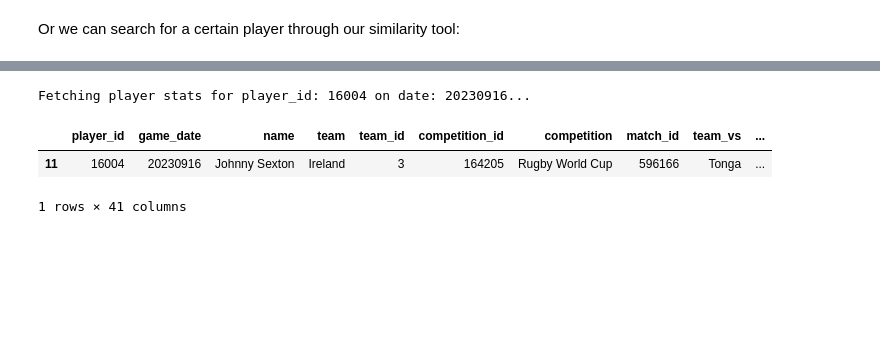
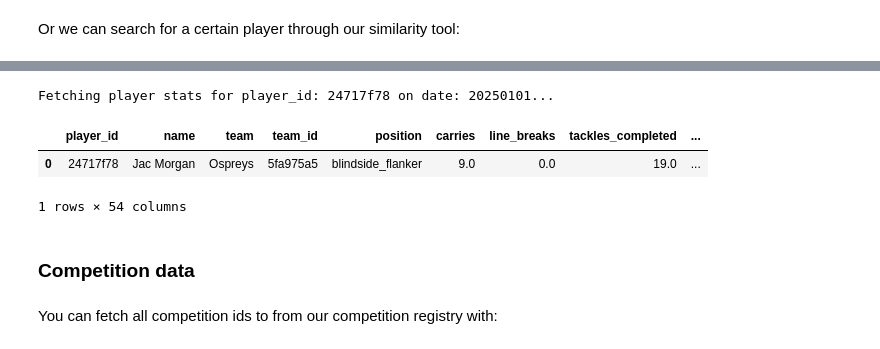
Before and after one commit to seanyboi/rugbypy, a Jupyter notebook: nbs/index.ipynb, the cells around one changed output, grey strips where cells are left out. Drawn from its saved outputs; the diff is of its cells as text; code cells hidden in the pictures; blank space fills up the shorter version.

```diff
--- a/nbs/index.ipynb
+++ b/nbs/index.ipynb
@@ -142,9 +201,13 @@ We can also fetch the player stats on a particular date using `fetch_player_stat
 # %%
 from rugbypy.player import *
-player_stats = fetch_player_stats(player_id="16004", date="20230916")
+player_stats = fetch_player_stats(player_id="24717f78", date="20250101")
 player_stats
 # %% [output]
-Fetching player stats for player_id: 16004 on date: 20230916...
+Fetching player stats for player_id: 24717f78 on date: 20250101...
-|  | player_id | game_date | name | team | team_id | competition_id | competition | match_id | team_vs | ... |
-| 11 | 16004 | 20230916 | Johnny Sexton | Ireland | 3 | 164205 | Rugby World Cup | 596166 | Tonga | ... |
+|  | player_id | name | team | team_id | position | carries | line_breaks | tackles_completed | ... |
+| 0 | 24717f78 | Jac Morgan | Ospreys | 5fa975a5 | blindside_flanker | 9.0 | 0.0 | 19.0 | ... |
-1 rows × 41 columns
+1 rows × 54 columns
+# %% [markdown]
+### Competition data
+# %% [markdown]
+You can fetch all competition ids to from our competition registry with:
```
Also changed, not shown: parts of 26 cells of this notebook, 19 other files.
